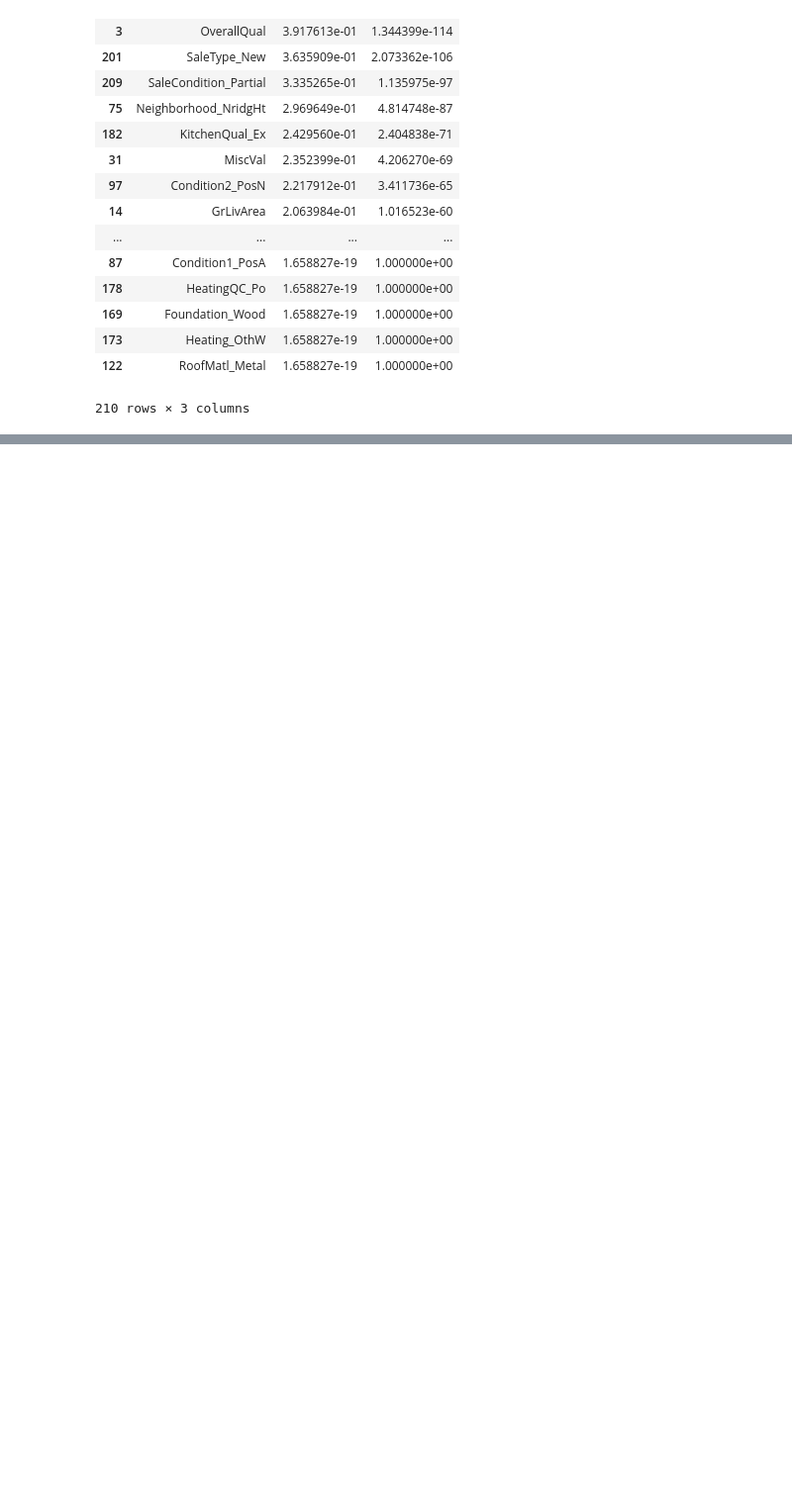
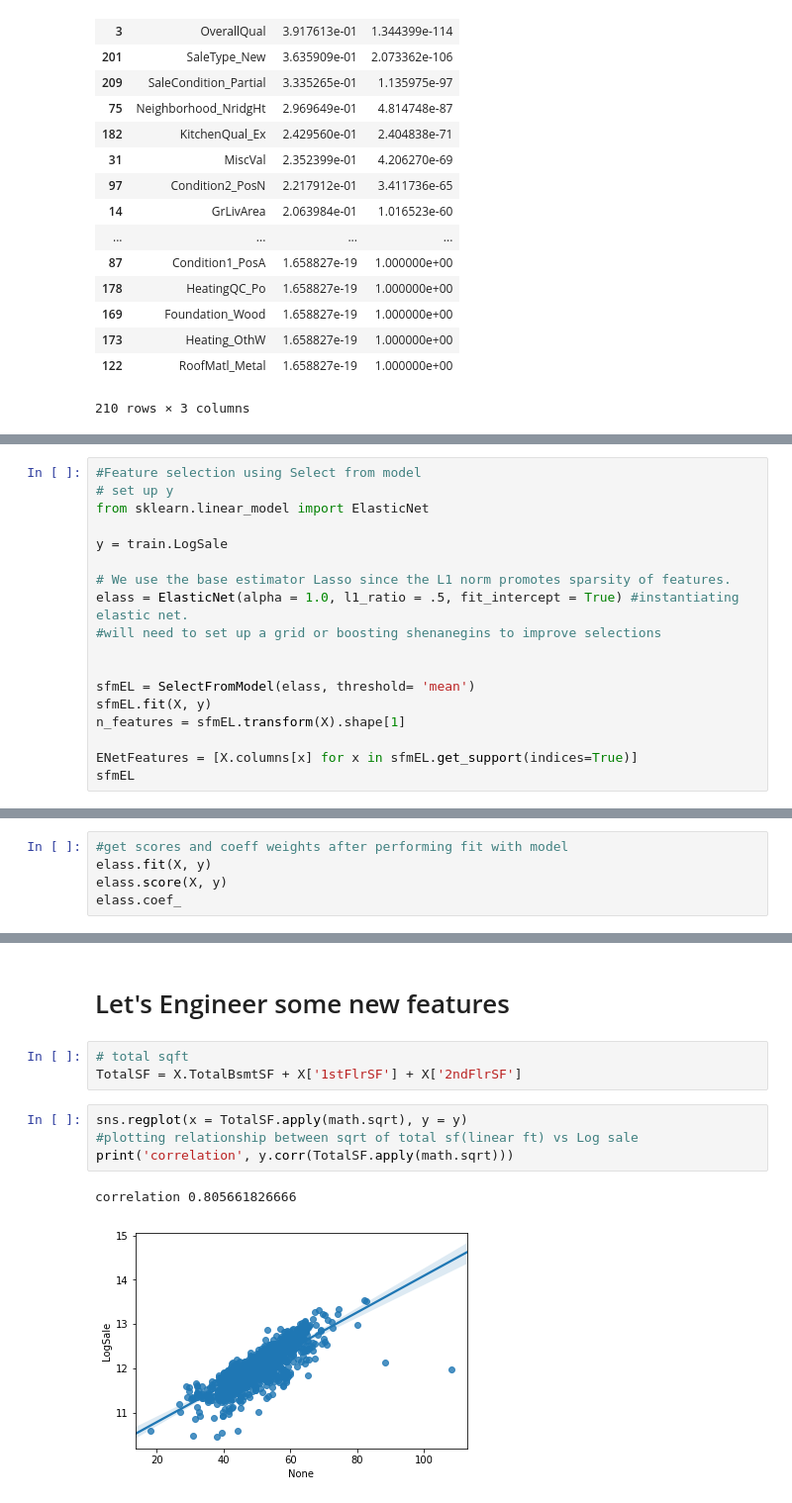
Before and after one commit to deanjgoldman/housing-ml, a Jupyter notebook: MC_Cleaning.ipynb, the cells around one changed output, grey strips where cells are left out. Shown at 99% size. Saved outputs shown, nothing was run; the diff lists cells and outputs as text; blank space fills up the shorter version.

Commit message:
expanded on feature selection with elastic net, worked on some feature engineering, tested elastic net with engineered features, approaching 90% score

```diff
--- a/MC_Cleaning.ipynb
+++ b/MC_Cleaning.ipynb
@@ -734,0 +748,18 @@ NameError: name 'dfStrDummy' is not defined
+# %%
+#Feature selection using Select from model
+# set up y
+from sklearn.linear_model import ElasticNet
+
+y = train.LogSale
+
+# We use the base estimator Lasso since the L1 norm promotes sparsity of features.
+elass = ElasticNet(alpha = 1.0, l1_ratio = .5, fit_intercept = True) #instantiating elastic net.
+#will need to set up a grid or boosting shenanegins to improve selections
+
+
+sfmEL = SelectFromModel(elass, threshold= 'mean')
+sfmEL.fit(X, y)
+n_features = sfmEL.transform(X).shape[1]
+
+ENetFeatures = [X.columns[x] for x in sfmEL.get_support(indices=True)]
+sfmEL
@@ -734,0 +807,5 @@ NameError: name 'dfStrDummy' is not defined
+# %%
+#get scores and coeff weights after performing fit with model
+elass.fit(X, y)
+elass.score(X, y)
+elass.coef_
@@ -734,0 +830,12 @@ NameError: name 'dfStrDummy' is not defined
+# %% [markdown]
+# Let's Engineer some new features
+# %%
+# total sqft
+TotalSF = X.TotalBsmtSF + X['1stFlrSF'] + X['2ndFlrSF']
+# %%
+sns.regplot(x = TotalSF.apply(math.sqrt), y = y)
+#plotting relationship between sqrt of total sf(linear ft) vs Log sale
+print('correlation', y.corr(TotalSF.apply(math.sqrt)))
+# %% [output]
+correlation 0.805661826666
+[figure, added]
```
Also changed, not shown: parts of 37 cells of this notebook.
